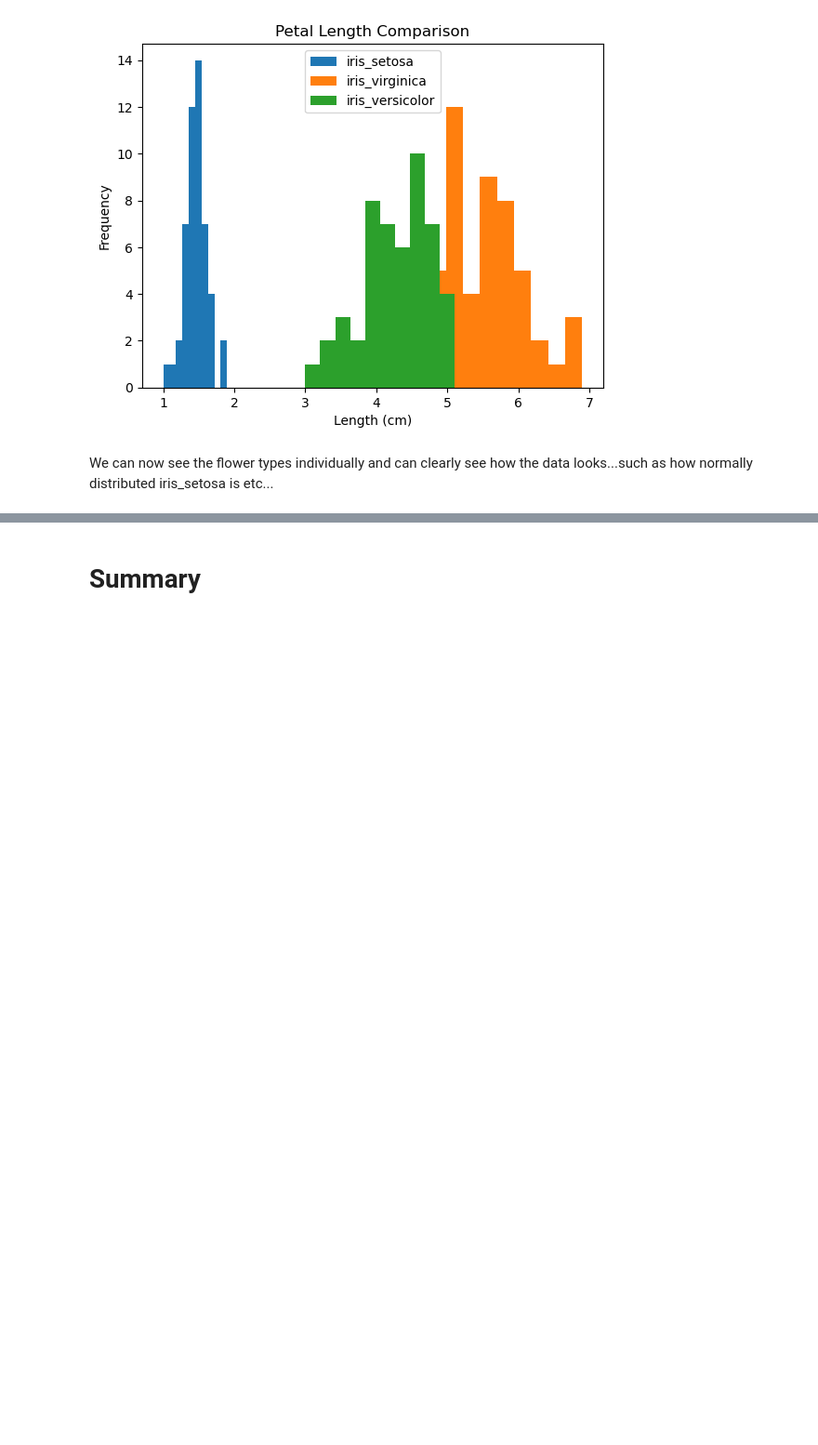
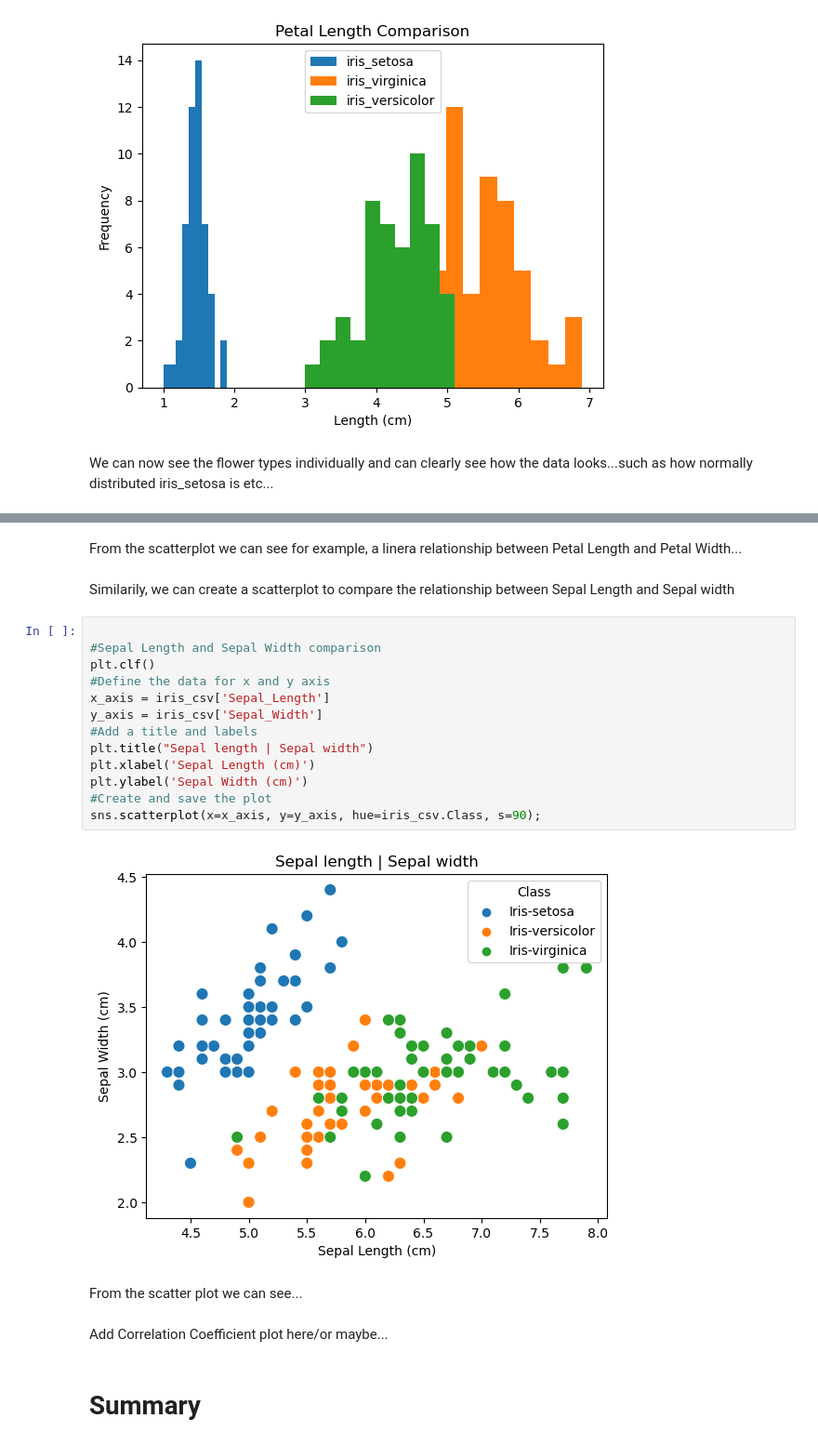
Before and after one commit to PeeBs68/fund_da, a Jupyter notebook: project.ipynb, the cells around one changed output, grey strips where cells are left out. Shown at 93% size. Drawn from its saved outputs; the diff is of its cells as text; blank space fills up the shorter version.

```diff
--- a/project.ipynb
+++ b/project.ipynb
@@ -291,3 +364,26 @@ We can now see the flower types individually and can clearly see how the data lo
+# %% [markdown]
+From the scatterplot we can see for example, a linera relationship between Petal Length and Petal Width...
+# %% [markdown]
+Similarily, we can create a scatterplot to compare the relationship between Sepal Length and Sepal width
+# %%
+
+#Sepal Length and Sepal Width comparison
+plt.clf()
+#Define the data for x and y axis
+x_axis = iris_csv['Sepal_Length']
+y_axis = iris_csv['Sepal_Width']
+#Add a title and labels
+plt.title("Sepal length | Sepal width")
+plt.xlabel('Sepal Length (cm)')
+plt.ylabel('Sepal Width (cm)')
+#Create and save the plot
+sns.scatterplot(x=x_axis, y=y_axis, hue=iris_csv.Class, s=90);
+# %% [output]
+[figure, added]
+# %% [markdown]
+From the scatter plot we can see...
+# %% [markdown]
+Add Correlation Coefficient plot here/or maybe...
 # %% [markdown]
 # Summary
 # %% [markdown]
```
Also changed, not shown: parts of 8 cells of this notebook.
